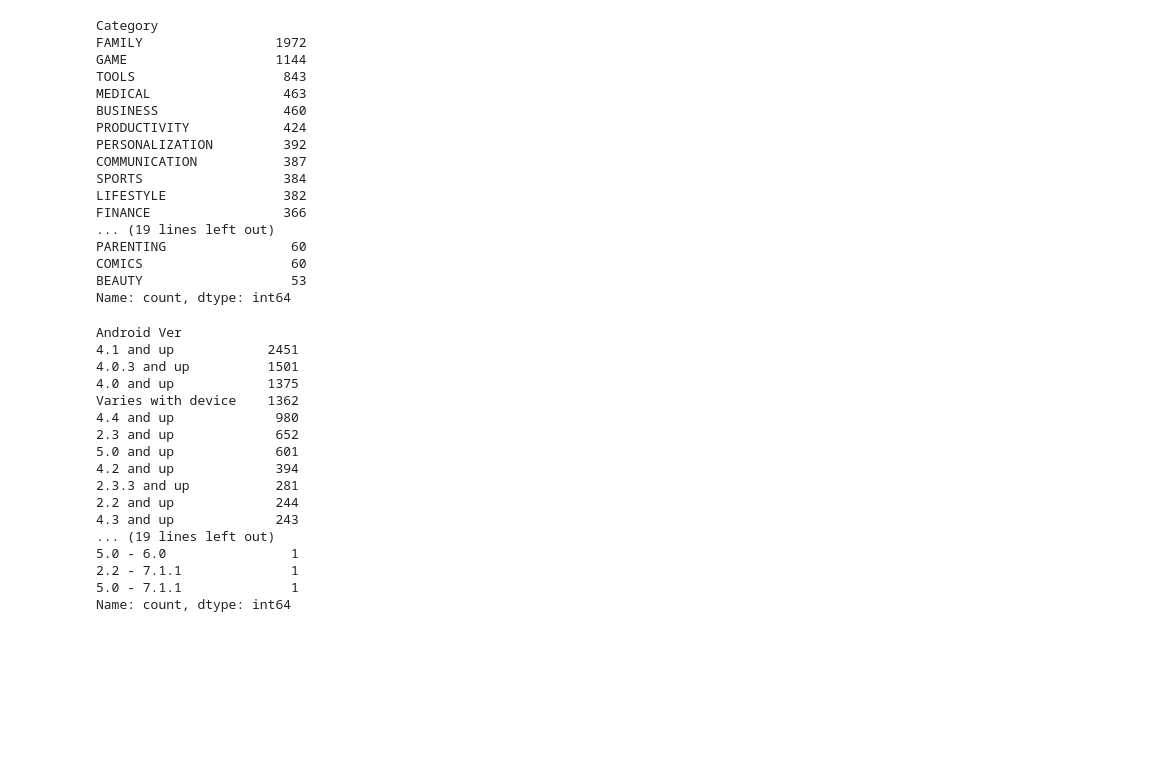
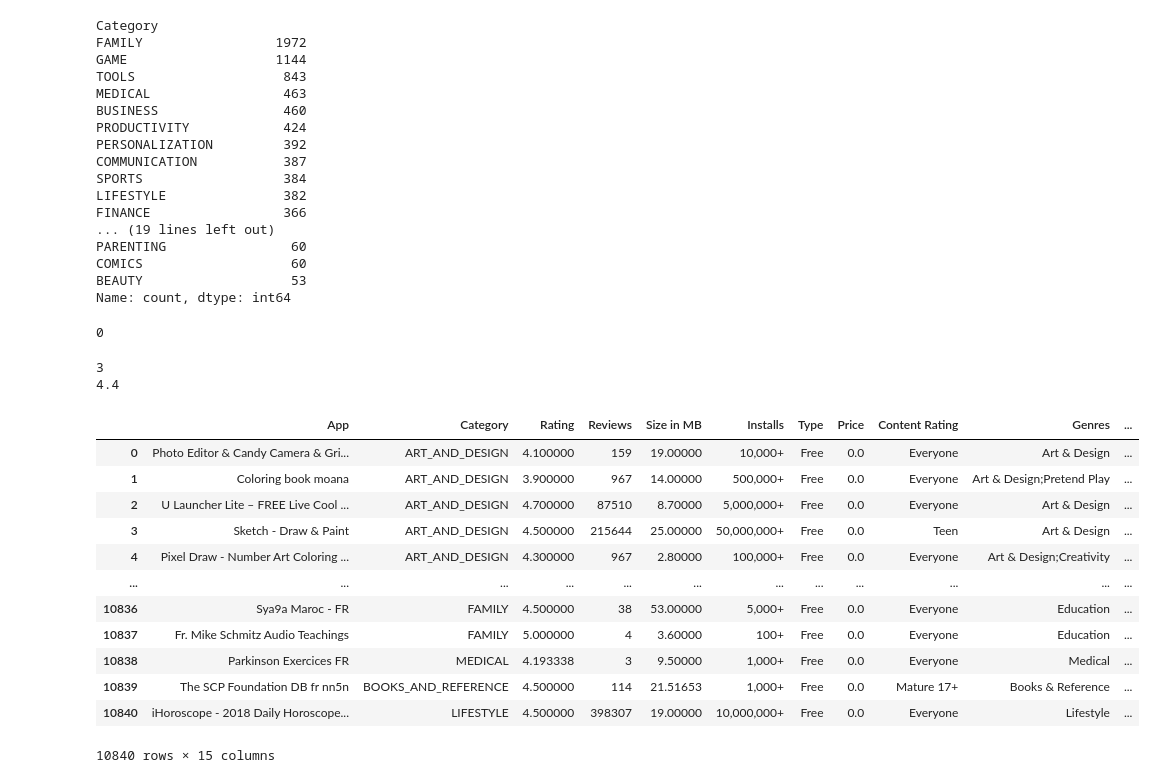
Before and after one commit to omartarek000/DEPI_code_training, a Jupyter notebook: Data_proc.ipynb, the cells around one changed output. Drawn from its saved outputs; the diff is of its cells as text; code cells hidden in the pictures; blank space fills up the shorter version.

Commit message:
the commit message i fixed the android version coulmn

```diff
--- a/Data_proc.ipynb
+++ b/Data_proc.ipynb
@@ -308,21 +309,57 @@ Name: count, dtype: int64
 # %%
 # fixing the android version column
 play_store['Android Ver'].value_counts()  # checking the values in the android version column
+play_store['Android Ver'].isnull().sum()  # checking the missing values in the android version column
+play_store['Android Ver'].fillna(play_store['Android Ver'].mode()[0], inplace=True)  # filling the missing values with the mode of the column
+play_store['Android Ver'].isnull().sum()
 # %% [output]
-Android Ver
-4.1 and up            2451
-4.0.3 and up          1501
-4.0 and up            1375
-Varies with device    1362
-4.4 and up             980
-2.3 and up             652
-5.0 and up             601
-4.2 and up             394
-2.3.3 and up           281
-2.2 and up             244
-4.3 and up             243
-... (19 lines left out)
-5.0 - 6.0                1
-2.2 - 7.1.1              1
-5.0 - 7.1.1              1
-Name: count, dtype: int64
+0
+# %%
+# fixing the android version column and turning it into numeric
+string = '4.4 and up'
+print(string.find(' and up'))
+string = string.replace(' and up', '')
+print(string)
+def android_version_to_numeric(version):
+    def convert_to_numeric(v):
+        v = v.replace('W', '')
+        parts = v.split('.')
+        return float(parts[0] + '.' + ''.join(parts[1:]))
+
+    if ' and up' in version:
+        base_version = version.replace(' and up', '')
+        latest_version = float('inf')  # or None, if you prefer
+        return convert_to_numeric(base_version), latest_version
+    elif ' - ' in version:
+        base_version, latest_version = version.split(' - ')
+        return convert_to_numeric(base_version), convert_to_numeric(latest_version)
+    elif version == 'Varies with device':
+        return np.nan, np.nan
+    elif version == np.nan:
+        return np.nan, np.nan
+    else:
+        return convert_to_numeric(version), convert_to_numeric(version)
+
+
+play_store[['base_version', 'latest_version']] = play_store['Android Ver'].apply(
+    lambda x: pd.Series(android_version_to_numeric(x))
+)
+# %% [output]
+3
+4.4
+# %%
+play_store
+# %% [output]
+|  | App | Category | Rating | Reviews | Size in MB | Installs | Type | Price | Content Rating | Genres | ... |
+| 0 | Photo Editor & Candy Camera & Gri... | ART_AND_DESIGN | 4.100000 | 159 | 19.00000 | 10,000+ | Free | 0.0 | Everyone | Art & Design | ... |
+| 1 | Coloring book moana | ART_AND_DESIGN | 3.900000 | 967 | 14.00000 | 500,000+ | Free | 0.0 | Everyone | Art & Design;Pretend Play | ... |
+| 2 | U Launcher Lite – FREE Live Cool ... | ART_AND_DESIGN | 4.700000 | 87510 | 8.70000 | 5,000,000+ | Free | 0.0 | Everyone | Art & Design | ... |
+| 3 | Sketch - Draw & Paint | ART_AND_DESIGN | 4.500000 | 215644 | 25.00000 | 50,000,000+ | Free | 0.0 | Teen | Art & Design | ... |
+| 4 | Pixel Draw - Number Art Coloring ... | ART_AND_DESIGN | 4.300000 | 967 | 2.80000 | 100,000+ | Free | 0.0 | Everyone | Art & Design;Creativity | ... |
+| ... | ... | ... | ... | ... | ... | ... | ... | ... | ... | ... | ... |
+| 10836 | Sya9a Maroc - FR | FAMILY | 4.500000 | 38 | 53.00000 | 5,000+ | Free | 0.0 | Everyone | Education | ... |
+| 10837 | Fr. Mike Schmitz Audio Teachings | FAMILY | 5.000000 | 4 | 3.60000 | 100+ | Free | 0.0 | Everyone | Education | ... |
+| 10838 | Parkinson Exercices FR | MEDICAL | 4.193338 | 3 | 9.50000 | 1,000+ | Free | 0.0 | Everyone | Medical | ... |
+| 10839 | The SCP Foundation DB fr nn5n | BOOKS_AND_REFERENCE | 4.500000 | 114 | 21.51653 | 1,000+ | Free | 0.0 | Mature 17+ | Books & Reference | ... |
+| 10840 | iHoroscope - 2018 Daily Horoscope... | LIFESTYLE | 4.500000 | 398307 | 19.00000 | 10,000,000+ | Free | 0.0 | Everyone | Lifestyle | ... |
+10840 rows × 15 columns
```
Also changed, not shown: parts of 1 cell of this notebook.
